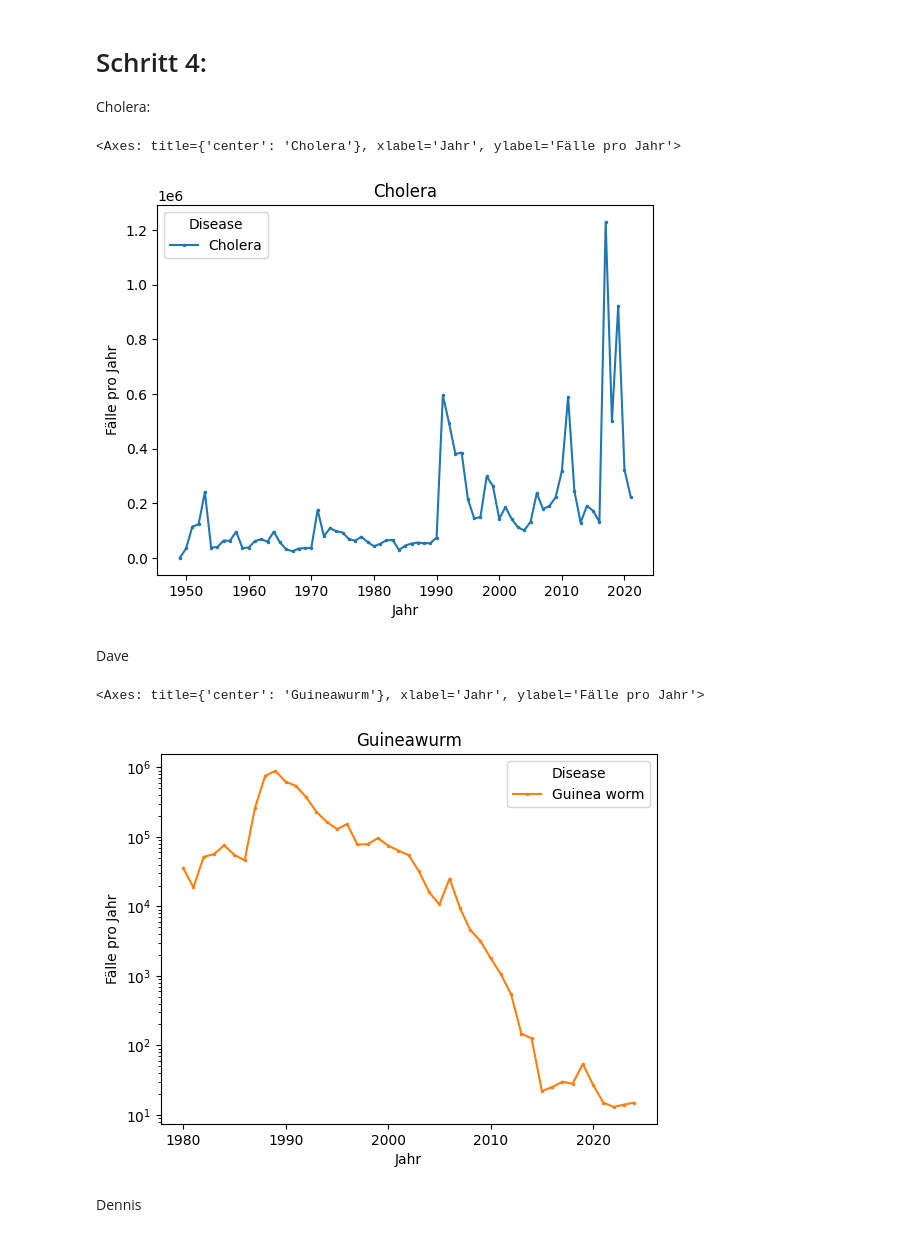
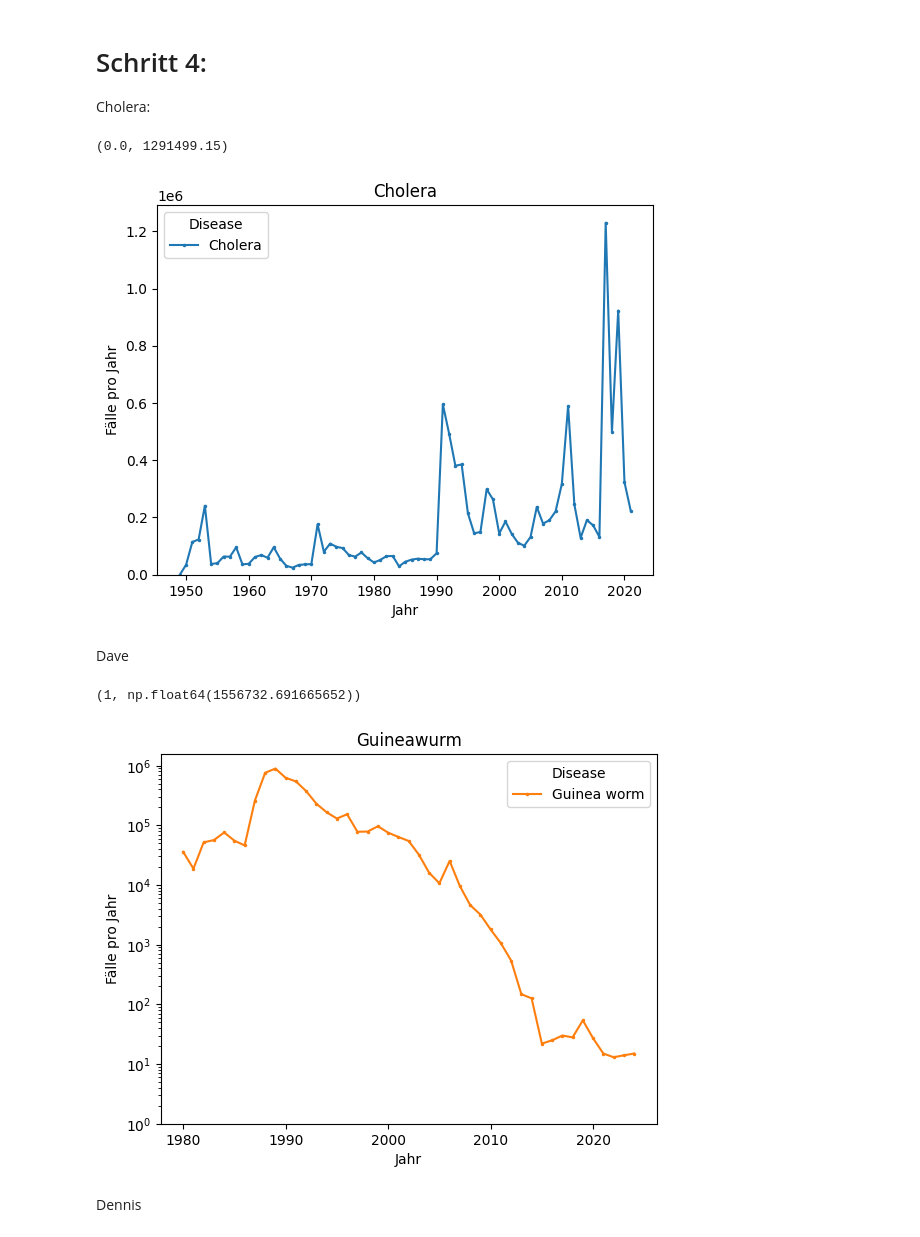
Before and after one commit to Retikulum94/Leistungsnachweis_2, a Jupyter notebook: Leistungsnachweis Infektionskrankheiten im Verlauf der Zeit.ipynb, the cells around one changed output. Cells and saved outputs as stored; diff of their text form; code cells hidden in the pictures.

```diff
--- a/Leistungsnachweis Infektionskrankheiten im Verlauf der Zeit.ipynb
+++ b/Leistungsnachweis Infektionskrankheiten im Verlauf der Zeit.ipynb
@@ -199,17 +200,19 @@ Cholera:
 # %%
 df_Krankheit=df_pivot[['Cholera']]
 df_Krankheit.plot(title='Cholera', marker='o', markersize=1.5, xlabel='Jahr', ylabel='Fälle pro Jahr', logy=False, color='#1f77b4')
+plt.ylim(bottom=0)
 # %% [output]
-<Axes: title={'center': 'Cholera'}, xlabel='Jahr', ylabel='Fälle pro Jahr'>
+(0.0, 1291499.15)
-[figure, old version]
+[figure, new version]
 # %% [markdown]
 Dave
 # %%
 df_Krankheit=df_pivot[['Guinea worm']]
 df_Krankheit.plot(title='Guineawurm', marker='o', markersize=1.5, xlabel='Jahr', ylabel='Fälle pro Jahr', logy=True, color='#ff7f0e')
+plt.ylim(bottom=1)
 # %% [output]
-<Axes: title={'center': 'Guineawurm'}, xlabel='Jahr', ylabel='Fälle pro Jahr'>
+(1, np.float64(1556732.691665652))
-[figure, old version]
+[figure, new version]
 # %% [markdown]
 Dennis
 # %%
```
Also changed, not shown: parts of 4 cells of this notebook.
